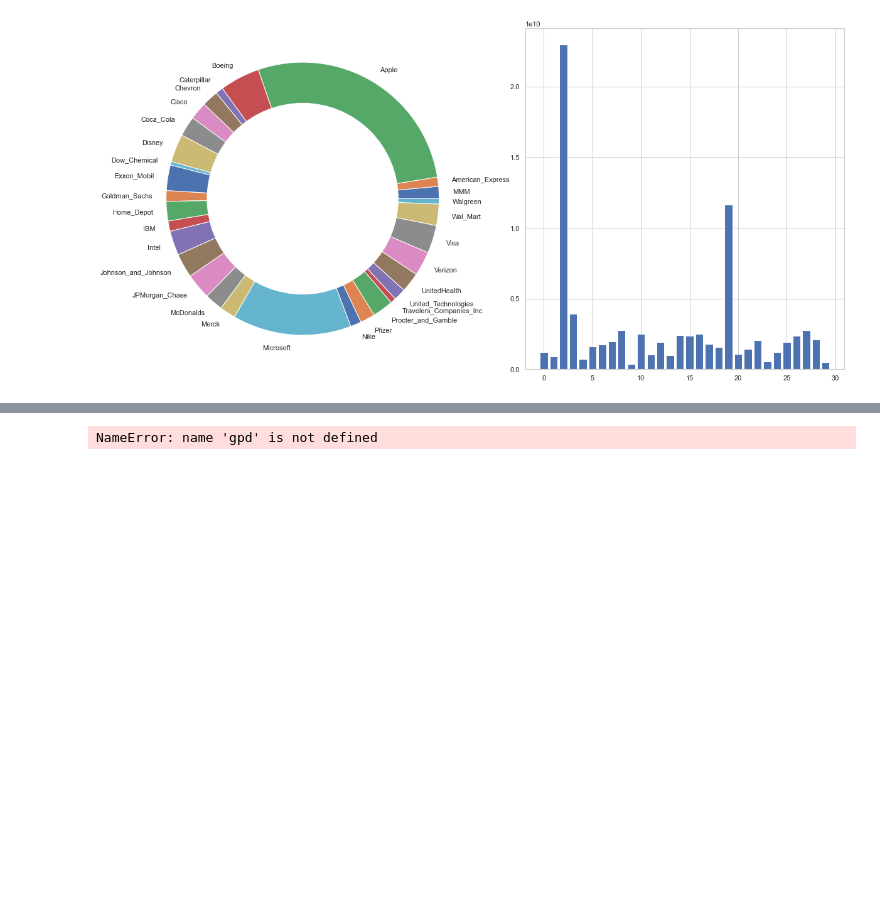
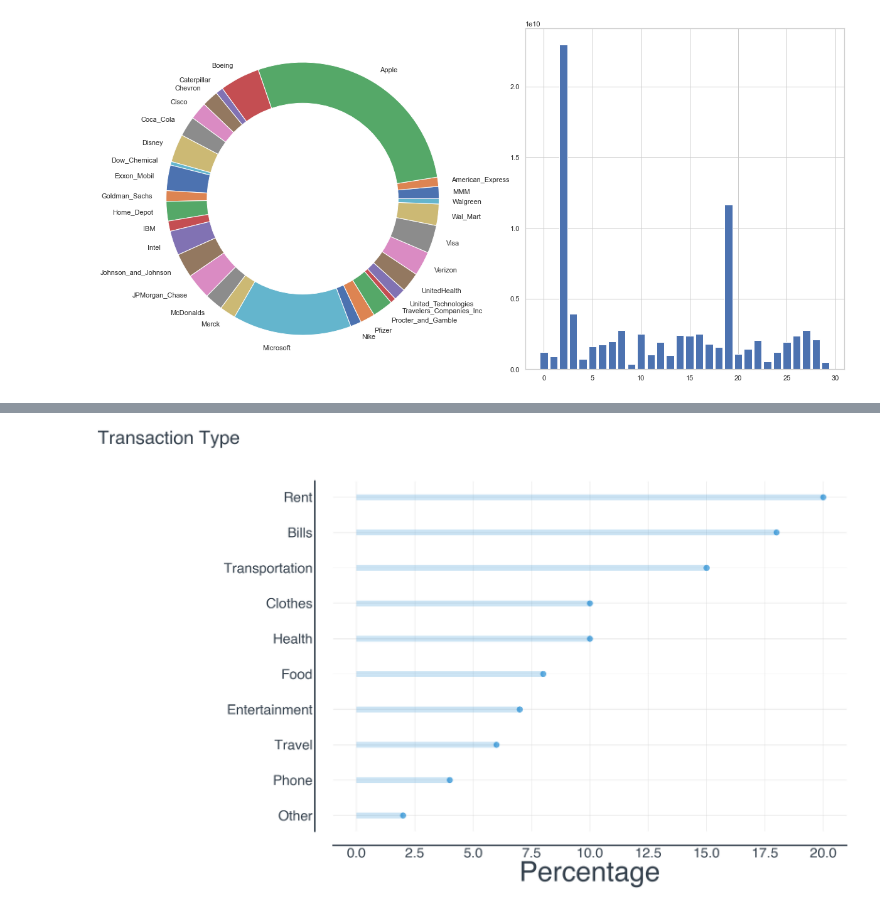
Before and after one commit to ArzymKoteyko/Autopilot_AI, a Jupyter notebook: Core.ipynb, the cells around one changed output, grey strips where cells are left out. Saved outputs shown, nothing was run; the diff lists cells and outputs as text; code cells hidden in the pictures; blank space fills up the shorter version.

```diff
--- a/Core.ipynb
+++ b/Core.ipynb
@@ -133,8 +134,68 @@ plt.show()
-# %%
-# Read the data
-
-# 1. Read Countries --> Geopackage Format
-shp = '1-introData/countries.gpkg'
-countries = gpd.read_file(shp)
-# %% [output]
-NameError: name 'gpd' is not defined
+# %%
+plt.rcParams['font.family'] = 'sans-serif'
+plt.rcParams['font.sans-serif'] = 'Helvetica'
+
+plt.rcParams['axes.edgecolor']='#333F4B'
+plt.rcParams['axes.linewidth']=0.8
+plt.rcParams['xtick.color']='#333F4B'
+plt.rcParams['ytick.color']='#333F4B'
+plt.rcParams['text.color']='#333F4B'# import libraries
+import pandas as pd
+import matplotlib.pyplot as plt
+import numpy as np
+%matplotlib inline
+
+# set font
+plt.rcParams['font.family'] = 'sans-serif'
+plt.rcParams['font.sans-serif'] = 'Helvetica'
+
+# set the style of the axes and the text color
+plt.rcParams['axes.edgecolor']='#333F4B'
+plt.rcParams['axes.linewidth']=6.4
+plt.rcParams['xtick.color']='#333F4B'
+plt.rcParams['ytick.color']='#333F4B'
+plt.rcParams['text.color']='#333F4B'
+
+# create some fake data
+percentages = pd.Series([20, 15, 18, 8, 6, 7, 10, 2, 10, 4],
+                        index=['Rent', 'Transportation', 'Bills', 'Food',
+                               'Travel', 'Entertainment', 'Health', 'Other', 'Clothes', 'Phone'])
+df = pd.DataFrame({'percentage' : percentages})
+df = df.sort_values(by='percentage')
+
+# we first need a numeric placeholder for the y axis
+my_range=list(range(1,len(df.index)+1))
+
+fig, ax = plt.subplots(figsize=(40,28))
+
+# create for each expense type an horizontal line that starts at x = 0 with the length
+# represented by the specific expense percentage value.
+plt.hlines(y=my_range, xmin=0, xmax=df['percentage'], color='#007ACC', alpha=0.2, linewidth=25)
+
+# create for each expense type a dot at the level of the expense percentage value
+plt.plot(df['percentage'], my_range, "o", markersize=25, color='#007ACC', alpha=0.6)
+
+# set labels
+ax.set_xlabel('Percentage', fontsize=120, fontweight='black', color = '#333F4B')
+ax.set_ylabel('')
+
+# set axis
+ax.tick_params(axis='both', which='major', labelsize=60)
+plt.yticks(my_range, df.index)
+
+# add an horizonal label for the y axis
+fig.text(-0.23, 0.96, 'Transaction Type', fontsize=80, fontweight='black', color = '#333F4B')
+
+# change the style of the axis spines
+ax.spines['top'].set_color('none')
+ax.spines['right'].set_color('none')
+#ax.spines['left'].set_smart_bounds(True)
+#ax.spines['bottom'].set_smart_bounds(True)
+
+# set the spines position
+ax.spines['bottom'].set_position(('axes', -0.04))
+ax.spines['left'].set_position(('axes', -0.035))
+
+#plt.savefig('hist2.png', dpi=300, bbox_inches='tight') # svaing plot
+# %% [output]
+[figure, added]
```
Also changed, not shown: parts of 9 cells of this notebook, 3 other files.
